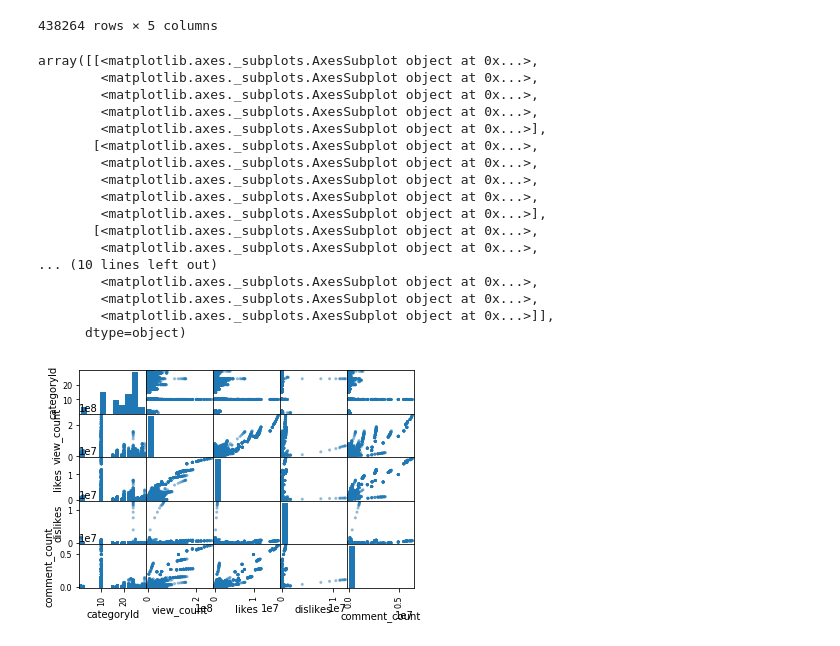
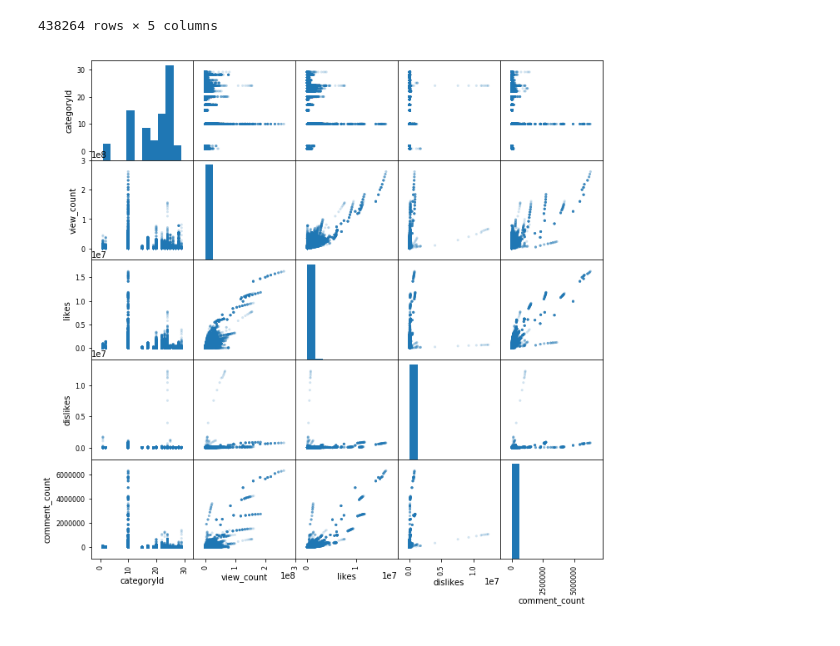
Before and after one commit to pmundot/youtube, a Jupyter notebook: Youtube_Worldwide.ipynb, the cells around one changed output. Drawn from its saved outputs; the diff is of its cells as text; code cells hidden in the pictures.

```diff
--- a/Youtube_Worldwide.ipynb
+++ b/Youtube_Worldwide.ipynb
@@ -10,6 +47,7 @@ import psutil
 def reader(file):
     data = pd.read_csv(file)
     data['country']=[file[:2] for f in data['title']]
+    data['catagory']=[cat[c] if c in cat else'Na' for c in data['categoryId']]
     return(data)
 
 def current_dir():
@@ -32,8 +70,8 @@ li = []
 sizes = 0
 for file in glob.glob("*.csv", recursive = True):
     li.append(reader(file))
-    print(file,'-----',reader(file).size)
-    sizes += reader(file).size
+    print(file,'-----',len(reader(file).index))
+    sizes += len(reader(file).index)
 print("total size for top 30 videos in 11 countries is "+str(sizes))
 result = pd.concat(li, axis=0, ignore_index=True)
 # %% [output]
@@ -120,24 +159,8 @@ analyze
 | 438262 | 22 | 841876 | 54405 | 573 | 9090 |
 | 438263 | 22 | 3181348 | 284360 | 1948 | 12303 |
 438264 rows × 5 columns
-# %%
-pd.plotting.scatter_matrix(analyze)
-# %% [output]
-array([[<matplotlib.axes._subplots.AxesSubplot object at 0x...>,
-        <matplotlib.axes._subplots.AxesSubplot object at 0x...>,
-        <matplotlib.axes._subplots.AxesSubplot object at 0x...>,
-        <matplotlib.axes._subplots.AxesSubplot object at 0x...>,
-        <matplotlib.axes._subplots.AxesSubplot object at 0x...>],
-       [<matplotlib.axes._subplots.AxesSubplot object at 0x...>,
-        <matplotlib.axes._subplots.AxesSubplot object at 0x...>,
-        <matplotlib.axes._subplots.AxesSubplot object at 0x...>,
-        <matplotlib.axes._subplots.AxesSubplot object at 0x...>,
-        <matplotlib.axes._subplots.AxesSubplot object at 0x...>],
-       [<matplotlib.axes._subplots.AxesSubplot object at 0x...>,
-        <matplotlib.axes._subplots.AxesSubplot object at 0x...>,
-... (10 lines left out)
-        <matplotlib.axes._subplots.AxesSubplot object at 0x...>,
-        <matplotlib.axes._subplots.AxesSubplot object at 0x...>,
-        <matplotlib.axes._subplots.AxesSubplot object at 0x...>]],
-      dtype=object)
-[figure, removed]
+# %%
+pd.plotting.scatter_matrix(analyze,alpha = 0.2,range_padding=0.3,figsize = (11,11))
+plt.show()
+# %% [output]
+[figure, added]
```
Also changed, not shown: parts of 13 cells of this notebook.
